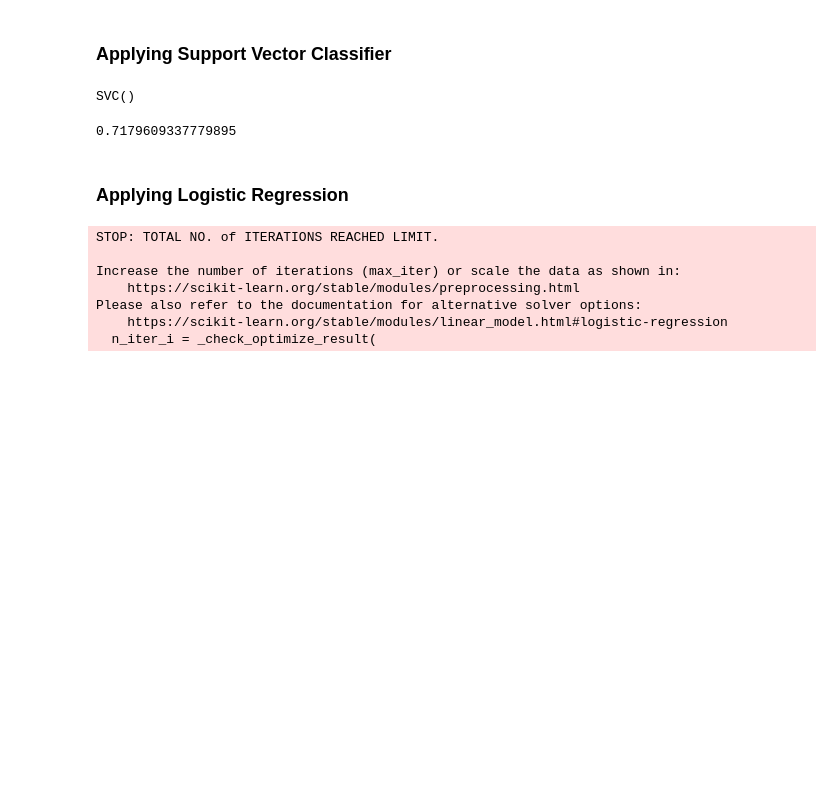
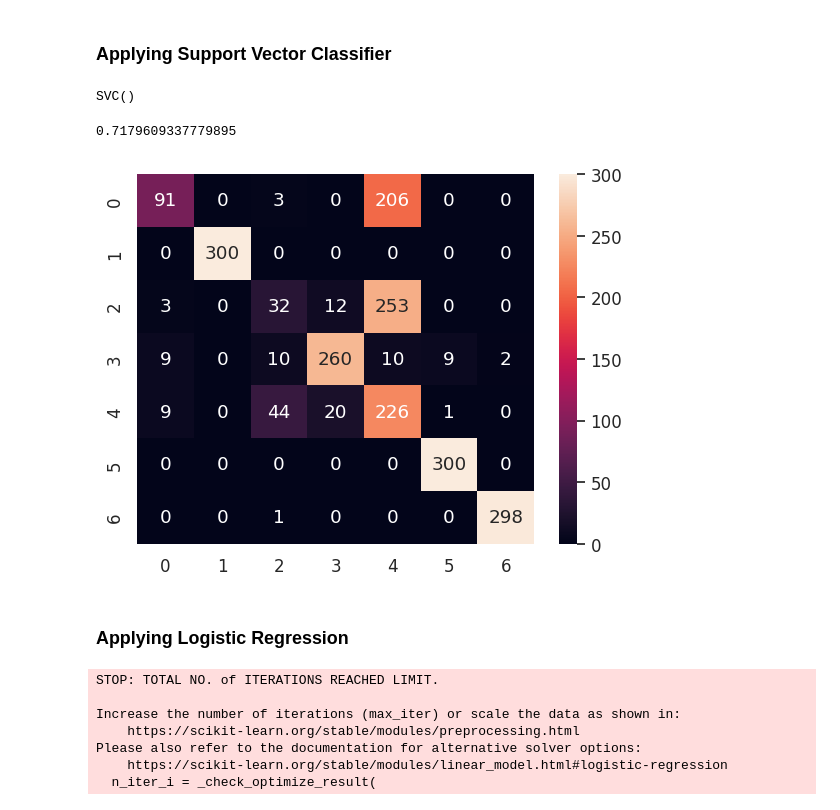
Before and after one commit to thakurboy004/Image-Segementation, a Jupyter notebook: Model-training.ipynb, the cells around one changed output. Cells and saved outputs as stored; diff of their text form; code cells hidden in the pictures; blank space fills up the shorter version.

```diff
--- a/Model-training.ipynb
+++ b/Model-training.ipynb
@@ -86,12 +87,17 @@ model.fit(X_train, y_train)
 SVC()
 # %%
 import sklearn as sk
+from sklearn.metrics import confusion_matrix
 
 model_predict = model.predict(X_test)
 acc = sk.metrics.accuracy_score(y_test, model_predict)
-acc
+print(acc) # Printing accuracy
+# Confusion Matrics
+conf_matrix = confusion_matrix(y_test, model_predict)
+sns.heatmap(conf_matrix, annot=True, fmt='d');
 # %% [output]
 0.7179609337779895
+[figure, added]
 # %% [markdown]
 ### Applying Logistic Regression
 # %%
```
Also changed, not shown: parts of 6 cells of this notebook.
